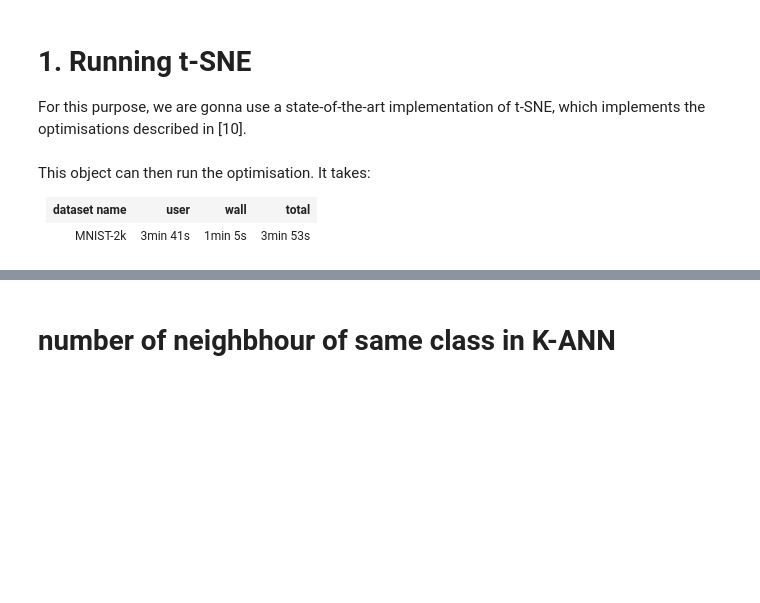
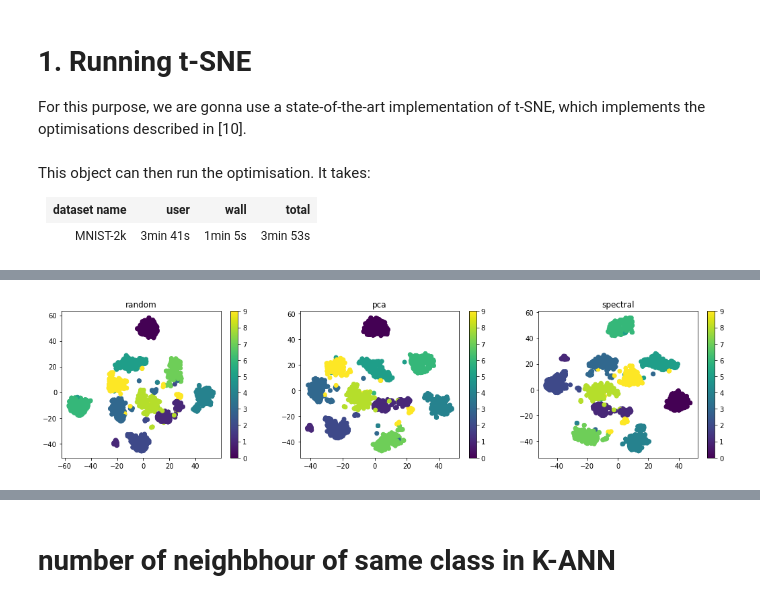
Before and after one commit to toinsson/raviz, a Jupyter notebook: Experiments.ipynb, the cells around one changed output, grey strips where cells are left out. Drawn from its saved outputs; the diff is of its cells as text; code cells hidden in the pictures; blank space fills up the shorter version.

```diff
--- a/Experiments.ipynb
+++ b/Experiments.ipynb
@@ -108,0 +156,4 @@ _=ax[1].set_xlabel('iterations')
+# %%
+experiment_1.plot_inits_emb(tsne_init_random, tsne_init_pca, tsne_init_spectral, y_train)
+# %% [output]
+[figure, added]
```
Also changed, not shown: parts of 18 cells of this notebook, 2 other files.
